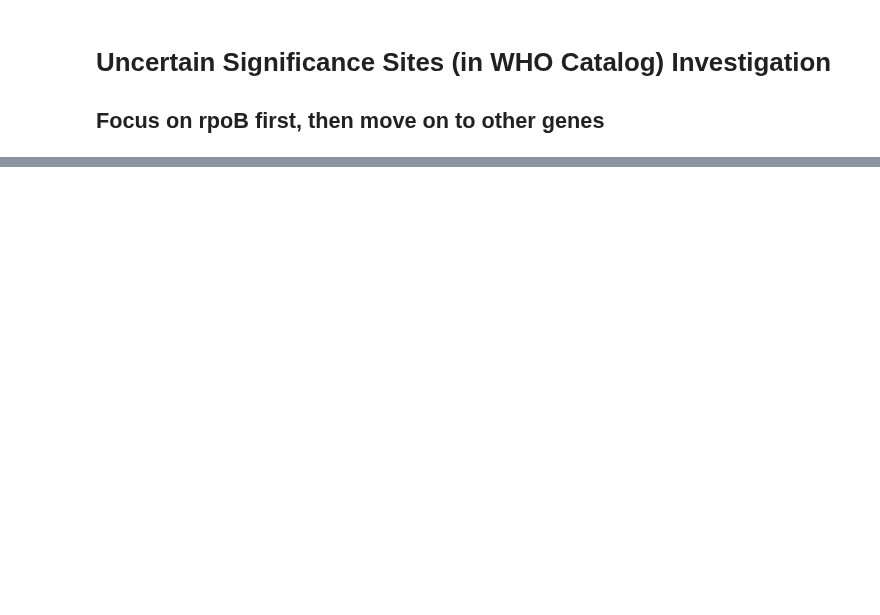
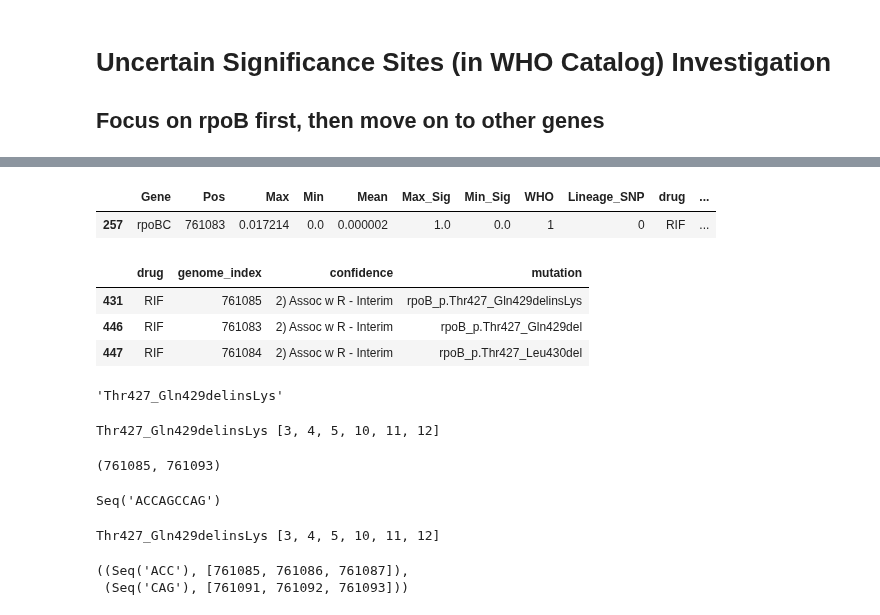
Before and after one commit to sanju99/MtbQuantCNN, a Jupyter notebook: analysis/analysis.ipynb, the cells around one changed output, grey strips where cells are left out. Cells and saved outputs as stored; diff of their text form; code cells hidden in the pictures; blank space fills up the shorter version.

```diff
--- a/analysis/analysis.ipynb
+++ b/analysis/analysis.ipynb
@@ -175,0 +53,27 @@ plt.show()
+# %%
+rif_rpoBC_df = pd.read_csv("Rifampicin/rpoBC_saliency_results.csv")
+
+for i, row in rif_rpoBC_df.iterrows():
+    if ".0" in row["Pos"]:
+        rif_rpoBC_df.loc[i, "Pos"] = int(row["Pos"].replace(".0", ""))
+
+
+# get dictionaries mapping WHO categories to unique sites and dataframes
+rpoB_sites_dict, rpoB_dfs_dict = get_dict_WHO_mutations_sites(who_variants, "RIF", "rpoB")
+# %%
+# all rpoB mutations merged with the saliency dataframe
+rpoB_ALL = pd.concat([rpoB_dfs_dict[num] for num in range(1, 6)], axis=0)
+rpoB_ALL = rif_rpoBC_df.merge(rpoB_ALL, left_on="Pos", right_on="genome_index", how="inner").reset_index(drop=True)
+
+# all uncertain rpoB mutations in the WHO catalog. Merge with saliency dataframe to see scores with mutations
+# it will be a little smaller than the full WHO list of rpoB category 3 mutations because we limited the 5' end of the alignment more than WHO
+rpoB_ALL_cat3 = rpoB_ALL.query("confidence.str.contains('3')").reset_index(drop=True)
+
+# get only those with significant saliency scores
+rpoB_significant_cat3 = rpoB_ALL_cat3.query("Max_Sig==1 | Min_Sig==1")
+print(f"{len(rpoB_significant_cat3.mutation.unique())} significant category 3 rpoB mutations across {len(rpoB_significant_cat3['genome_index'].unique())} sites")
+
+rpoB_significant_cat3 = get_data_for_synthetic_VCF(rpoB_significant_cat3, "pos")
+
+if len(rpoB_significant_cat3.loc[(pd.isnull(rpoB_significant_cat3["REF"])) | pd.isnull(rpoB_significant_cat3["ALT"])]) > 0:
+    print("There are NaNs in the REF or ALT columns!")
@@ -175,0 +332,12 @@ plt.show()
+# %%
+rpoB_ALL.query("confidence.str.contains('|'.join(['1', '2'])) & (Max_Sig == 1) & mutation=='rpoB_p.Thr427_Gln429del'")
+# %% [output]
+|  | Gene | Pos | Max | Min | Mean | Max_Sig | Min_Sig | WHO | Lineage_SNP | drug | ... |
+| 257 | rpoBC | 761083 | 0.017214 | 0.0 | 0.000002 | 1.0 | 0.0 | 1 | 0 | RIF | ... |
+# %%
+who_variants.query("mutation in ['rpoB_p.Thr427_Gln429del', 'rpoB_p.Thr427_Leu430del', 'rpoB_p.Thr427_Gln429delinsLys']")
+# %% [output]
+|  | drug | genome_index | confidence | mutation |
+| 431 | RIF | 761085 | 2) Assoc w R - Interim | rpoB_p.Thr427_Gln429delinsLys |
+| 446 | RIF | 761083 | 2) Assoc w R - Interim | rpoB_p.Thr427_Gln429del |
+| 447 | RIF | 761084 | 2) Assoc w R - Interim | rpoB_p.Thr427_Leu430del |
@@ -175,0 +369,19 @@ plt.show()
+# %%
+clean_var
+# %% [output]
+'Thr427_Gln429delinsLys'
+# %%
+parse_complex_variants(clean_var, num_idx)
+# %% [output]
+Thr427_Gln429delinsLys [3, 4, 5, 10, 11, 12]
+(761085, 761093)
+# %%
+h37Rv.seq[761085-1:761093]
+# %% [output]
+Seq('ACCAGCCAG')
+# %%
+parse_complex_variants(clean_var, num_idx)
+# %% [output]
+Thr427_Gln429delinsLys [3, 4, 5, 10, 11, 12]
+((Seq('ACC'), [761085, 761086, 761087]),
+ (Seq('CAG'), [761091, 761092, 761093]))
```
Also changed, not shown: parts of 41 cells of this notebook, 2 other files.
